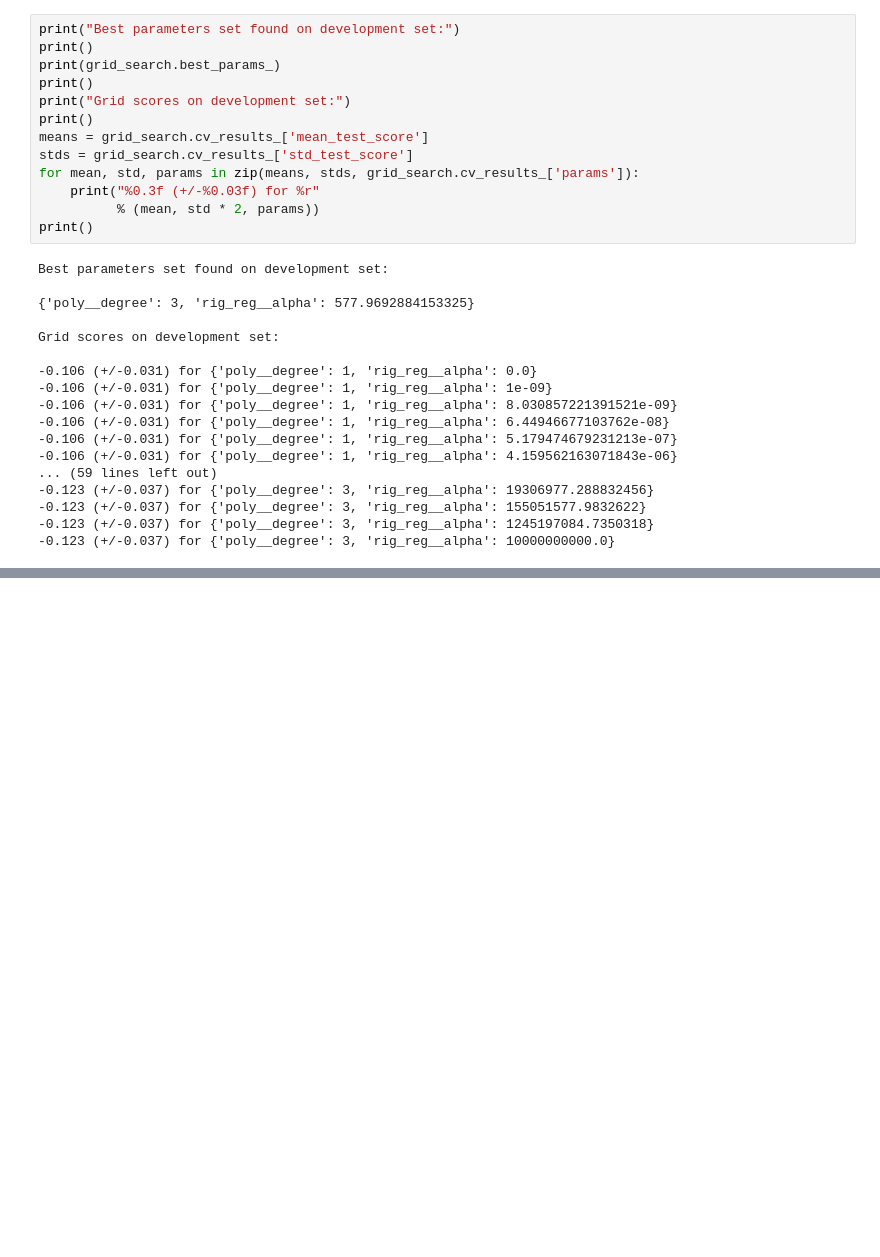
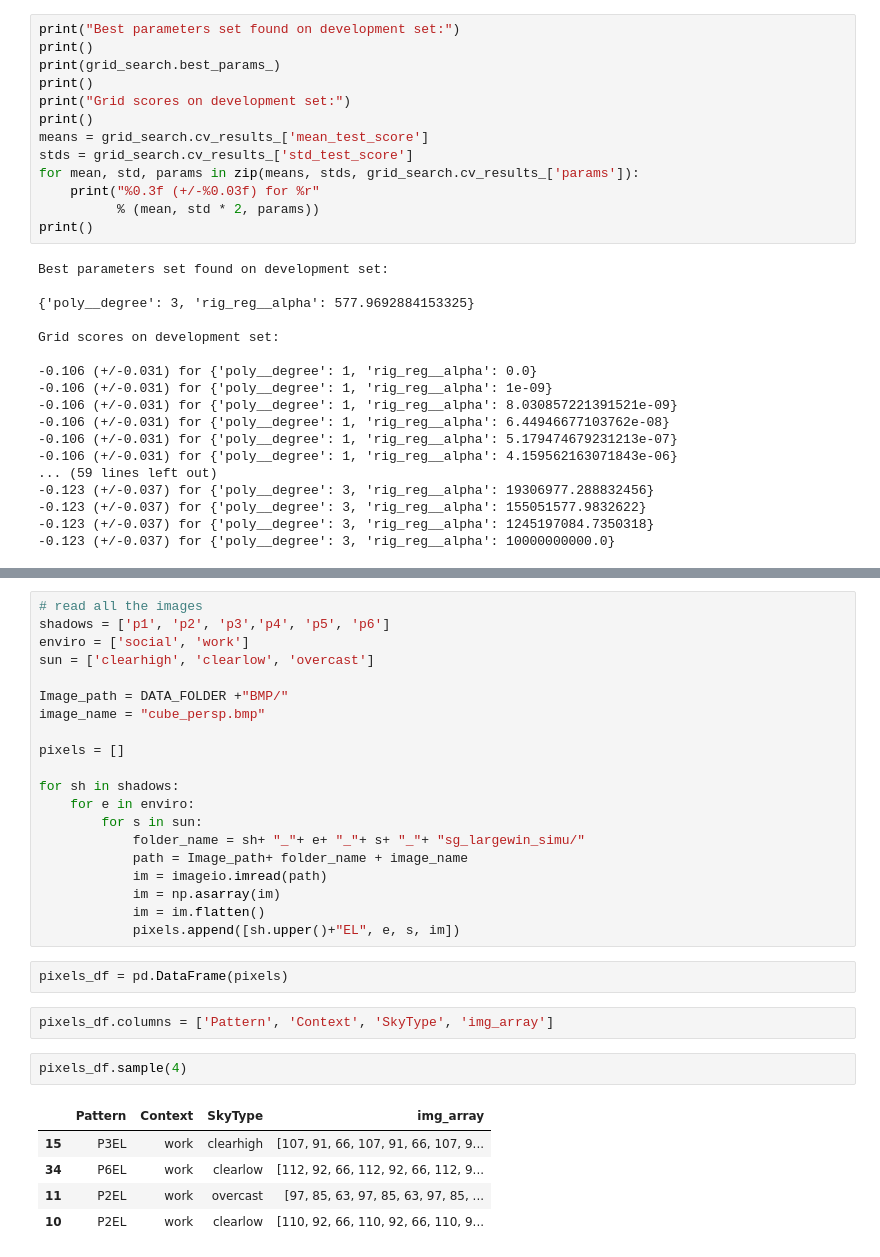
Before and after one commit to joSanchez28/Machine-Learning-EPFL, a Jupyter notebook: Project2-ArchitectureExperiment/Project2-Notebook - New Approach.ipynb, the cells around one changed output, grey strips where cells are left out. Saved outputs shown, nothing was run; the diff lists cells and outputs as text; blank space fills up the shorter version.

```diff
--- a/Project2-ArchitectureExperiment/Project2-Notebook - New Approach.ipynb
+++ b/Project2-ArchitectureExperiment/Project2-Notebook - New Approach.ipynb
@@ -810,0 +844,32 @@ Grid scores on development set:
+# %%
+# read all the images
+shadows = ['p1', 'p2', 'p3','p4', 'p5', 'p6']
+enviro = ['social', 'work']
+sun = ['clearhigh', 'clearlow', 'overcast']
+
+Image_path = DATA_FOLDER +"BMP/"
+image_name = "cube_persp.bmp"
+
+pixels = []
+
+for sh in shadows:
+    for e in enviro:
+        for s in sun:
+            folder_name = sh+ "_"+ e+ "_"+ s+ "_"+ "sg_largewin_simu/"
+            path = Image_path+ folder_name + image_name
+            im = imageio.imread(path)
+            im = np.asarray(im)
+            im = im.flatten()
+            pixels.append([sh.upper()+"EL", e, s, im])
+# %%
+pixels_df = pd.DataFrame(pixels)
+# %%
+pixels_df.columns = ['Pattern', 'Context', 'SkyType', 'img_array']
+# %%
+pixels_df.sample(4)
+# %% [output]
+|  | Pattern | Context | SkyType | img_array |
+| 15 | P3EL | work | clearhigh | [107, 91, 66, 107, 91, 66, 107, 9... |
+| 34 | P6EL | work | clearlow | [112, 92, 66, 112, 92, 66, 112, 9... |
+| 11 | P2EL | work | overcast | [97, 85, 63, 97, 85, 63, 97, 85, ... |
+| 10 | P2EL | work | clearlow | [110, 92, 66, 110, 92, 66, 110, 9... |
```
Also changed, not shown: parts of 24 cells of this notebook.
